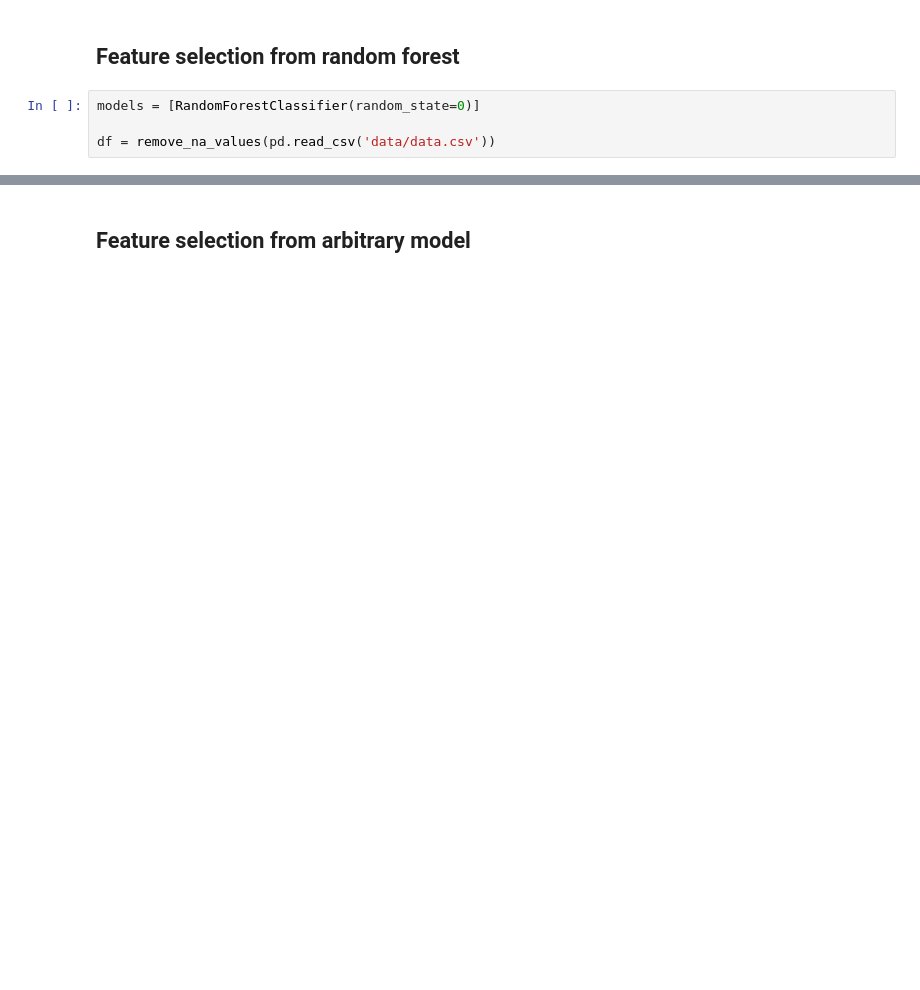
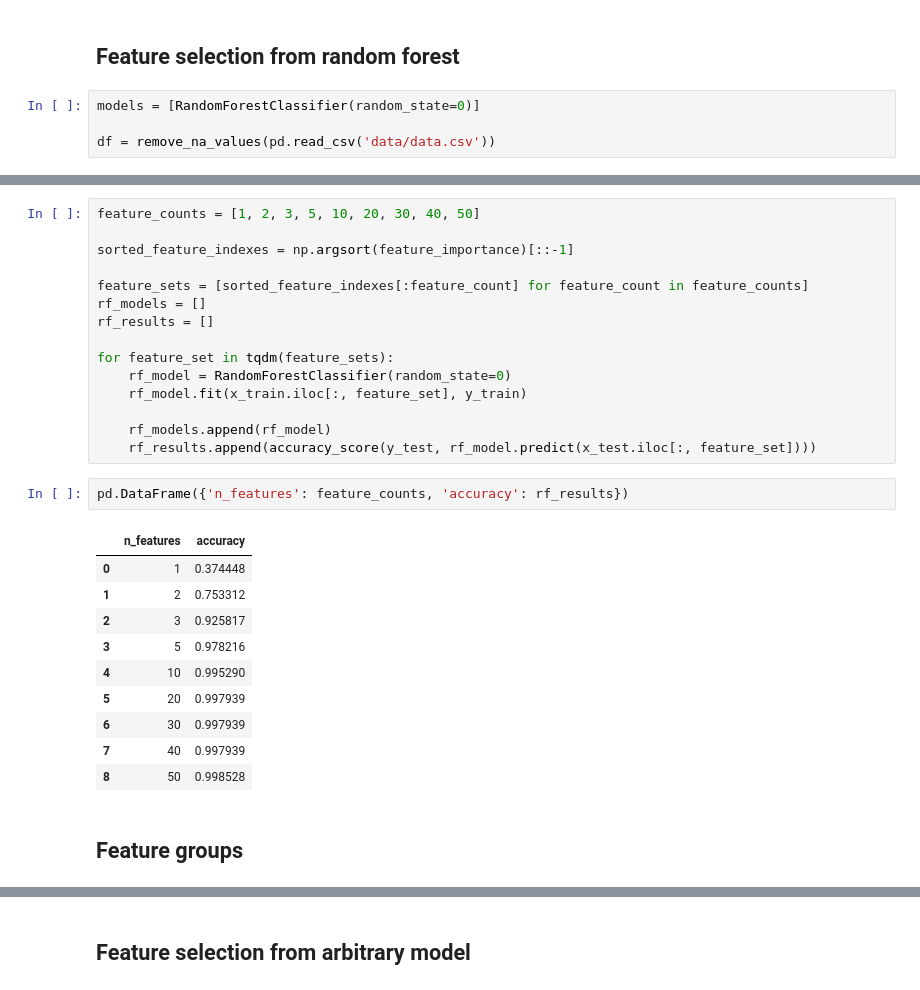
Before and after one commit to WronaPatryk/DataScienceWorkshop2023L, a Jupyter notebook: feature_importance.ipynb, the cells around one changed output, grey strips where cells are left out. Drawn from its saved outputs; the diff is of its cells as text; blank space fills up the shorter version.

```diff
--- a/feature_importance.ipynb
+++ b/feature_importance.ipynb
@@ -28,0 +51,30 @@ plt.show()
+# %%
+feature_counts = [1, 2, 3, 5, 10, 20, 30, 40, 50]
+
+sorted_feature_indexes = np.argsort(feature_importance)[::-1]
+
+feature_sets = [sorted_feature_indexes[:feature_count] for feature_count in feature_counts]
+rf_models = []
+rf_results = []
+
+for feature_set in tqdm(feature_sets):
+    rf_model = RandomForestClassifier(random_state=0)
+    rf_model.fit(x_train.iloc[:, feature_set], y_train)
+
+    rf_models.append(rf_model)
+    rf_results.append(accuracy_score(y_test, rf_model.predict(x_test.iloc[:, feature_set])))
+# %%
+pd.DataFrame({'n_features': feature_counts, 'accuracy': rf_results})
+# %% [output]
+|  | n_features | accuracy |
+| 0 | 1 | 0.374448 |
+| 1 | 2 | 0.753312 |
+| 2 | 3 | 0.925817 |
+| 3 | 5 | 0.978216 |
+| 4 | 10 | 0.995290 |
+| 5 | 20 | 0.997939 |
+| 6 | 30 | 0.997939 |
+| 7 | 40 | 0.997939 |
+| 8 | 50 | 0.998528 |
+# %% [markdown]
+## Feature groups
```
Also changed, not shown: parts of 14 cells of this notebook, 2 other files.
